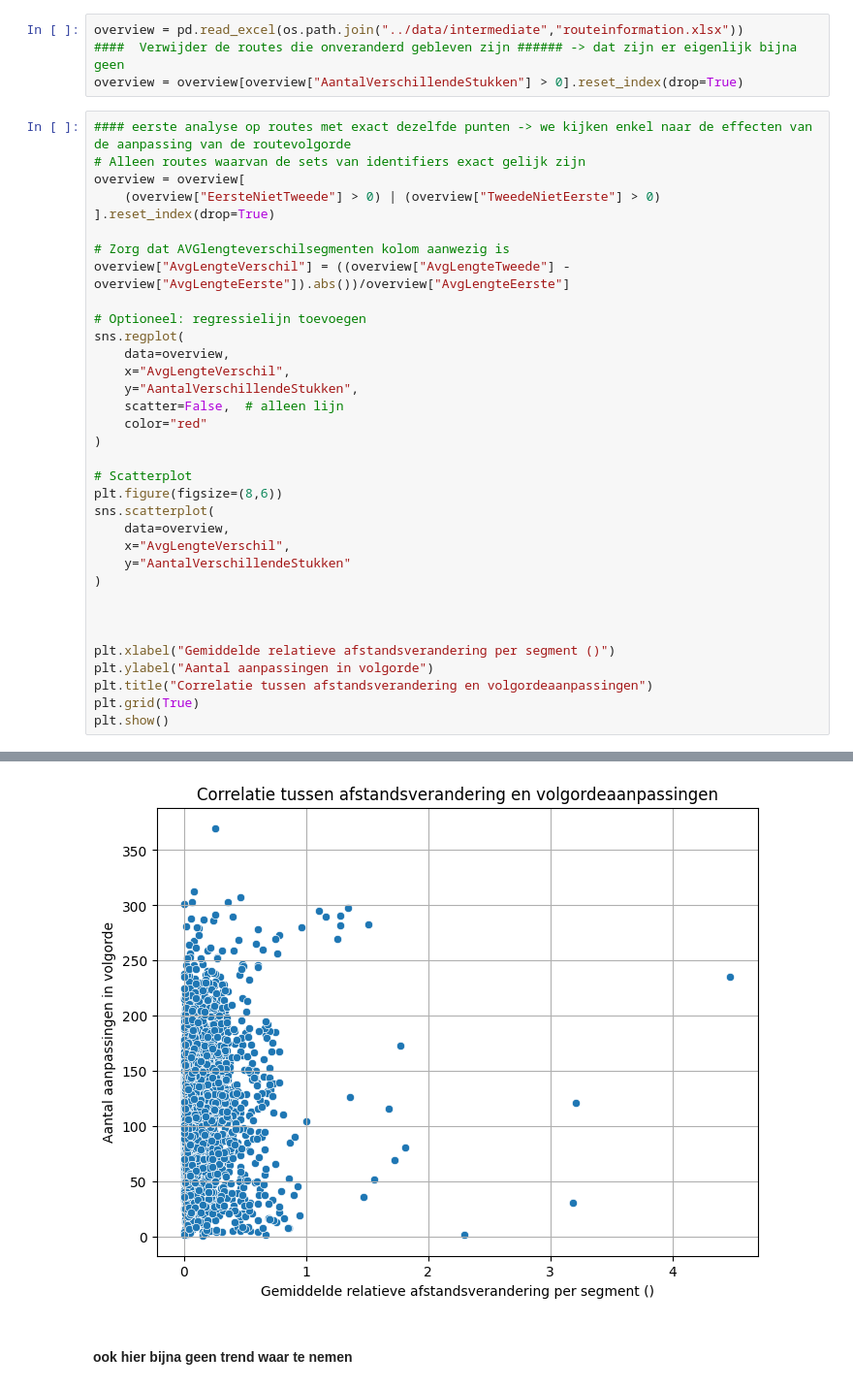
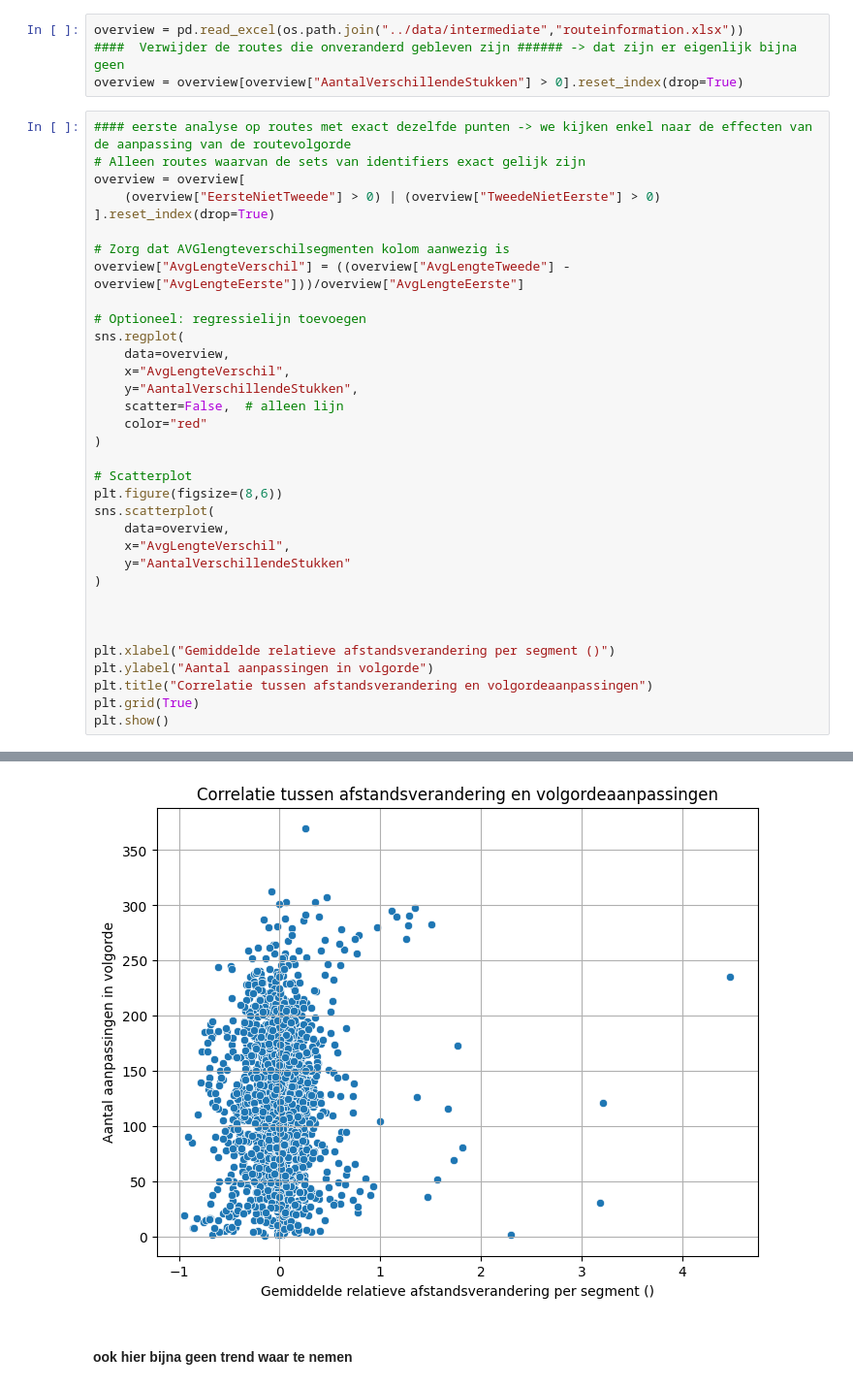
Before and after one commit to kurt253/Project-learning_driver_preferences, a Jupyter notebook: notebooks/AnalysisV2.ipynb, the cells around one changed output, grey strips where cells are left out. Shown at 97% size. Saved outputs shown, nothing was run; the diff lists cells and outputs as text.

```diff
--- a/notebooks/AnalysisV2.ipynb
+++ b/notebooks/AnalysisV2.ipynb
@@ -328,7 +328,7 @@ overview = overview[
 ].reset_index(drop=True)
 
 # Zorg dat AVGlengteverschilsegmenten kolom aanwezig is
-overview["AvgLengteVerschil"] = ((overview["AvgLengteTweede"] - overview["AvgLengteEerste"]).abs())/overview["AvgLengteEerste"]
+overview["AvgLengteVerschil"] = ((overview["AvgLengteTweede"] - overview["AvgLengteEerste"]))/overview["AvgLengteEerste"]
 
 # Optioneel: regressielijn toevoegen
 sns.regplot(
@@ -359,4 +359,4 @@ plt.show()
-[figure, old version]
+[figure, new version]
 # %% [markdown]
 #### ook hier bijna geen trend waar te nemen
 # %% [markdown]
```
Also changed, not shown: parts of 2 cells of this notebook.
